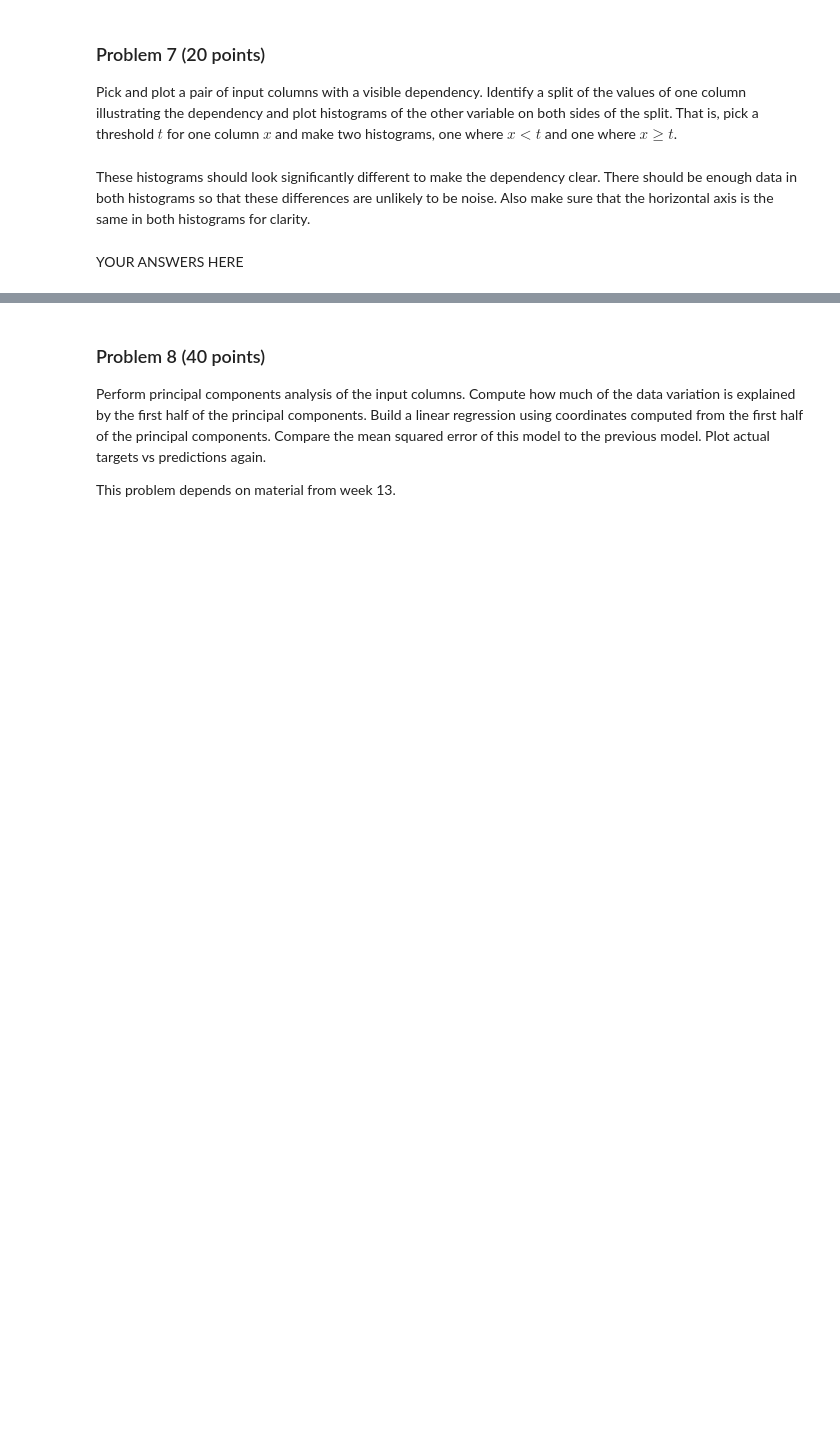
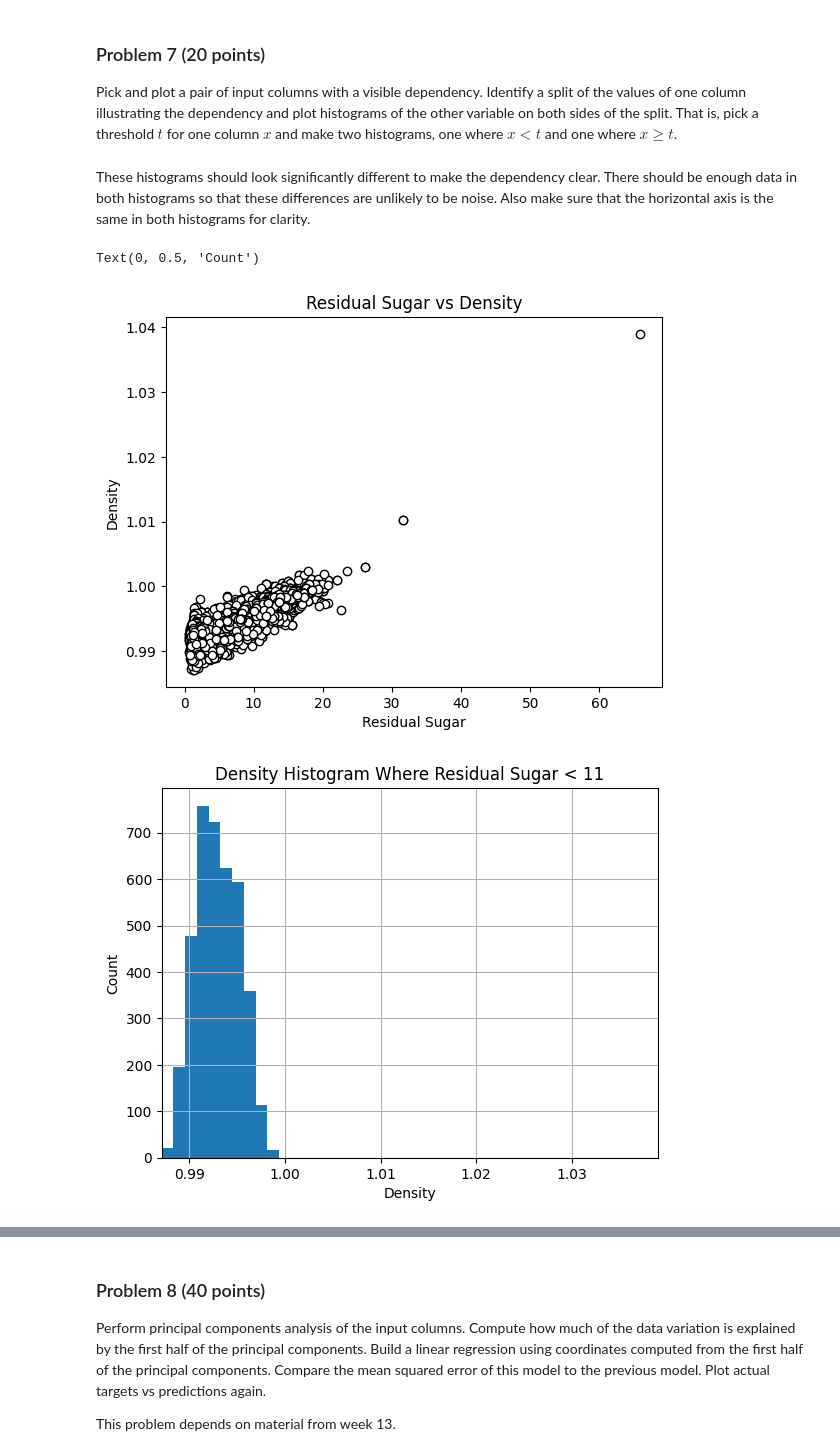
Before and after one commit to karaconrad15/dx601-final-project, a Jupyter notebook: project.ipynb, the cells around one changed output, grey strips where cells are left out. Drawn from its saved outputs; the diff is of its cells as text; code cells hidden in the pictures; blank space fills up the shorter version.

```diff
--- a/project.ipynb
+++ b/project.ipynb
@@ -238,2 +290,32 @@ Also make sure that the horizontal axis is the same in both histograms for clari
-# %% [markdown]
-YOUR ANSWERS HERE
+# %%
+# YOUR CODE HERE
+#scatter_matrix = pd.plotting.scatter_matrix(wine,figsize=(12,10))
+plt.Figure()
+plt.scatter(wine["residual sugar"],wine["density"],c="white",edgecolors="black")
+plt.xlabel("Residual Sugar")
+plt.ylabel("Density")
+plt.title("Residual Sugar vs Density")
+
+
+t=11
+split_group_1 = wine[wine["residual sugar"] < t]
+split_group_2 = wine[wine["residual sugar"] > t]
+
+xminimum = wine["density"].min()
+xmaximum = wine["density"].max()
+plt.figure()
+split_group_1["density"].hist()
+plt.xlim(xminimum,xmaximum)
+plt.title("Density Histogram Where Residual Sugar < 11")
+plt.xlabel("Density")
+plt.ylabel("Count")
+plt.figure()
+split_group_2["density"].hist()
+plt.xlim(xminimum,xmaximum)
+plt.title("Density Histogram Where Residual Sugar > 11")
+plt.xlabel("Density")
+plt.ylabel("Count")
+# %% [output]
+Text(0, 0.5, 'Count')
+[figure, added]
+[figure, added]
```
Also changed, not shown: parts of 14 cells of this notebook.
